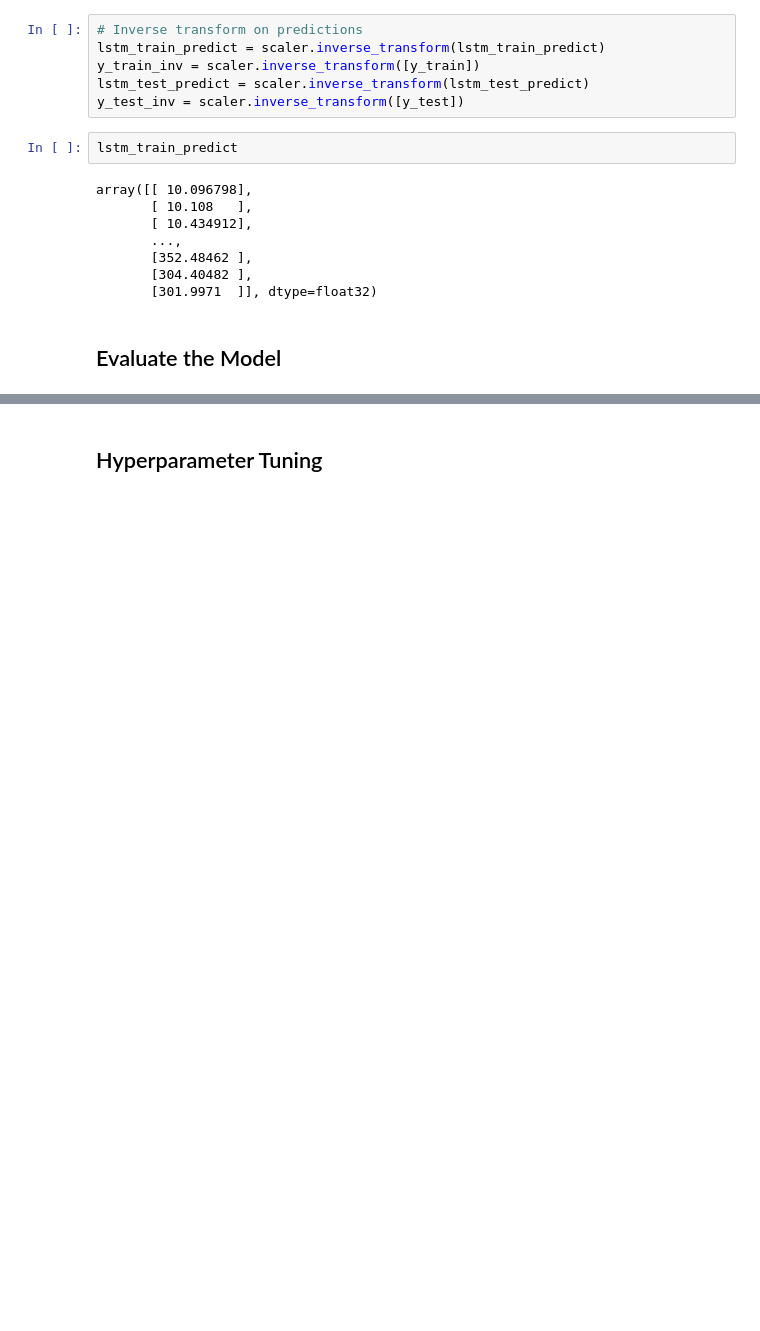
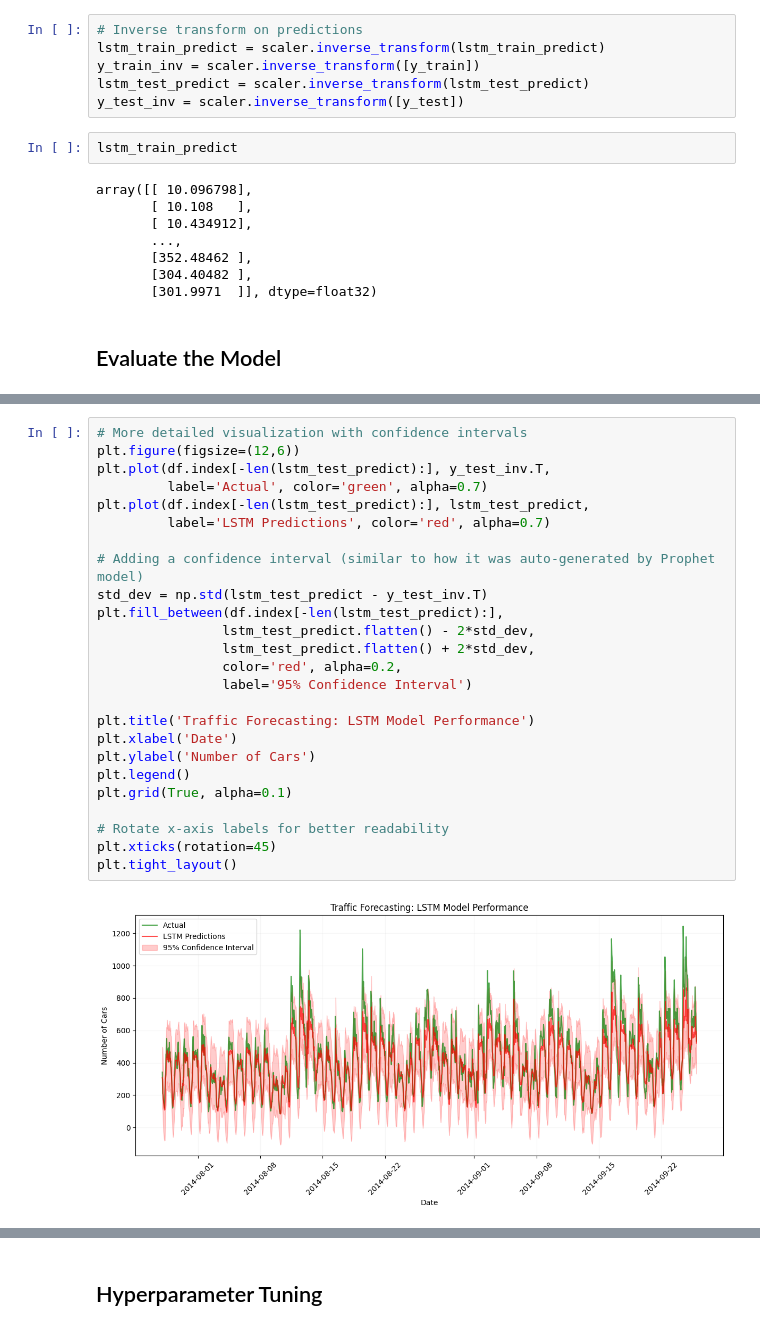
Before and after one commit to rkaushick-neu/traffic-forecasting, a Jupyter notebook: traffic_forecast_1.ipynb, the cells around one changed output, grey strips where cells are left out. Cells and saved outputs as stored; diff of their text form; blank space fills up the shorter version.

```diff
--- a/traffic_forecast_1.ipynb
+++ b/traffic_forecast_1.ipynb
@@ -818,0 +833,27 @@ R-squared: 0.760
+# %%
+# More detailed visualization with confidence intervals
+plt.figure(figsize=(12,6))
+plt.plot(df.index[-len(lstm_test_predict):], y_test_inv.T,
+         label='Actual', color='green', alpha=0.7)
+plt.plot(df.index[-len(lstm_test_predict):], lstm_test_predict,
+         label='LSTM Predictions', color='red', alpha=0.7)
+
+# Adding a confidence interval (similar to how it was auto-generated by Prophet model)
+std_dev = np.std(lstm_test_predict - y_test_inv.T)
+plt.fill_between(df.index[-len(lstm_test_predict):],
+                lstm_test_predict.flatten() - 2*std_dev,
+                lstm_test_predict.flatten() + 2*std_dev,
+                color='red', alpha=0.2,
+                label='95% Confidence Interval')
+
+plt.title('Traffic Forecasting: LSTM Model Performance')
+plt.xlabel('Date')
+plt.ylabel('Number of Cars')
+plt.legend()
+plt.grid(True, alpha=0.1)
+
+# Rotate x-axis labels for better readability
+plt.xticks(rotation=45)
+plt.tight_layout()
+# %% [output]
+[figure, added]
```
Also changed, not shown: parts of 17 cells of this notebook.
